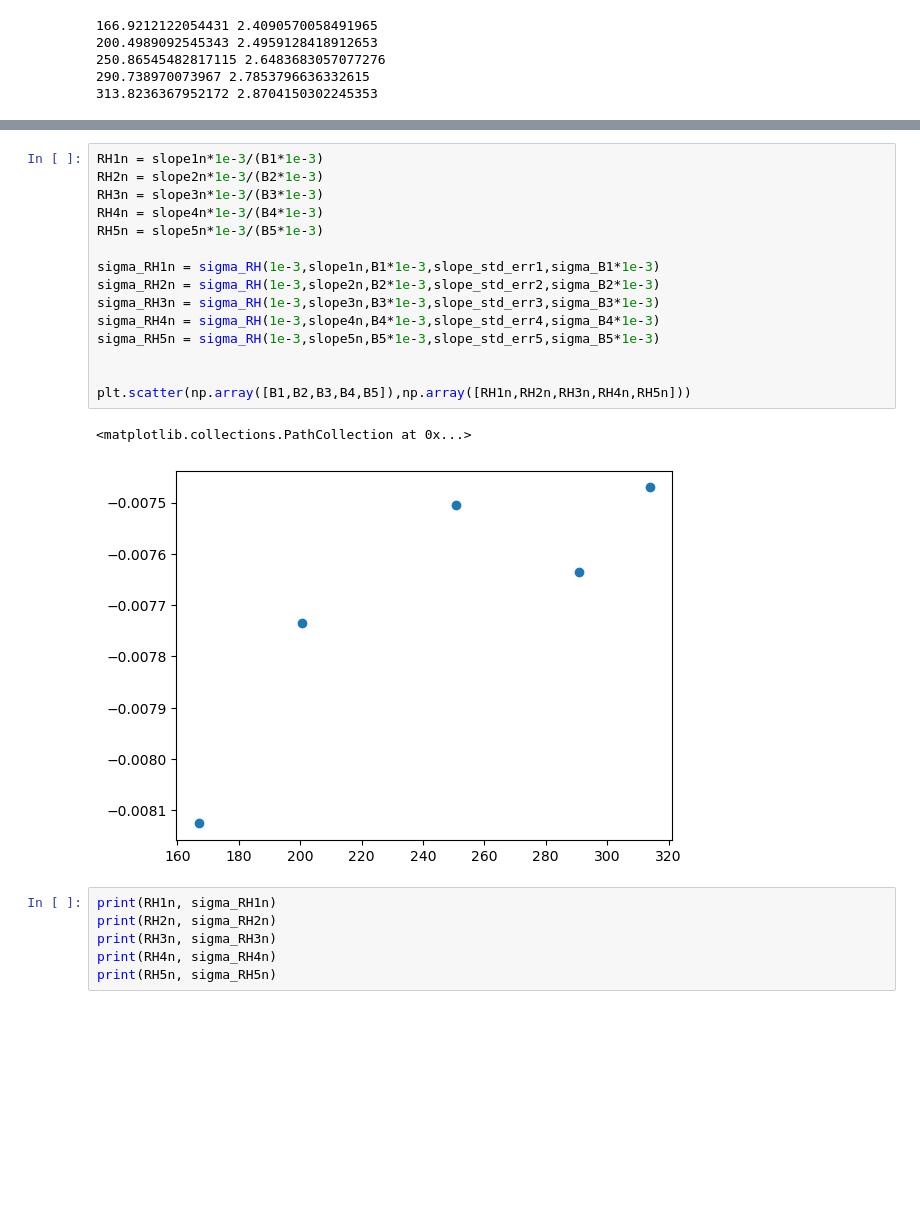
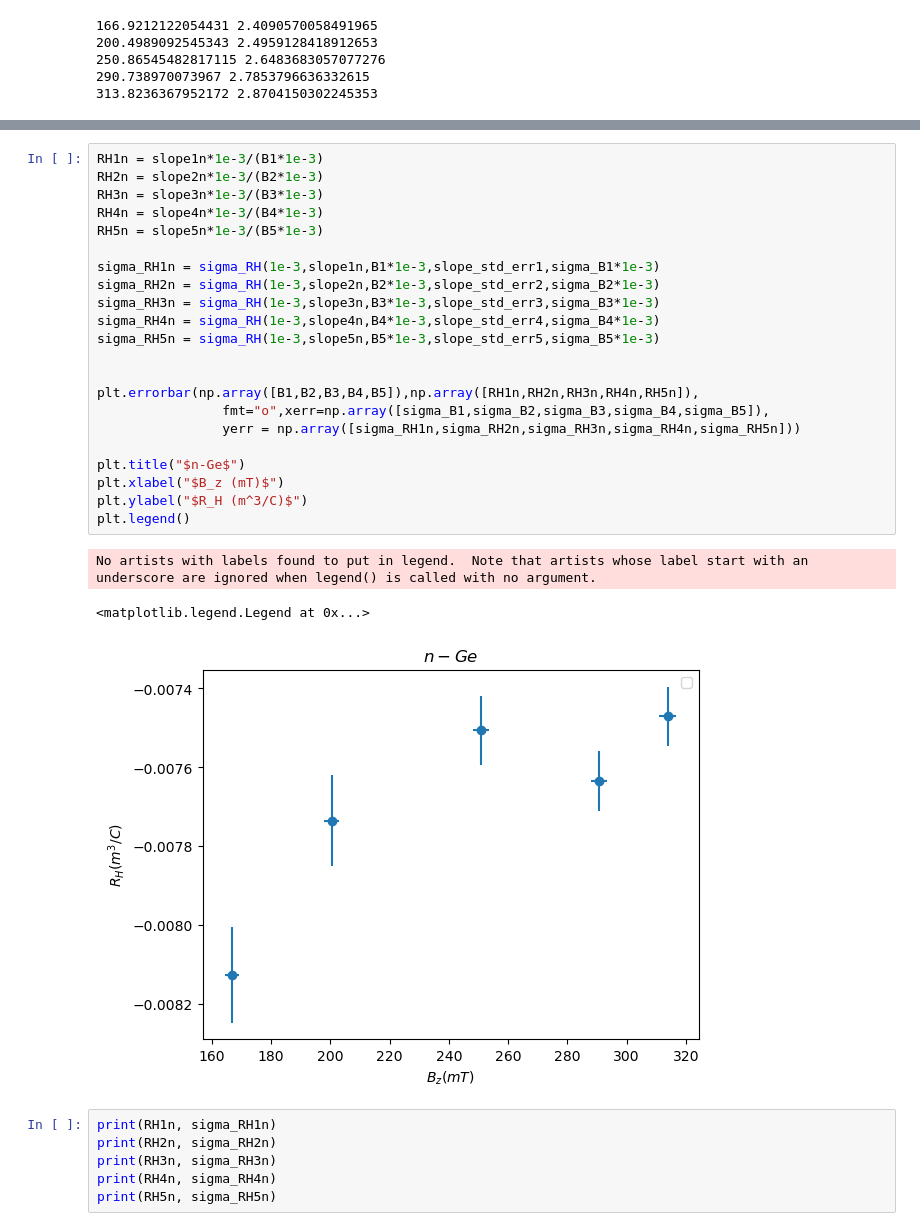
Before and after one commit to QuantumPower4/LabIntermedio2024-2, a Jupyter notebook: Efecto Hall/EfectoHall.ipynb, the cells around one changed output, grey strips where cells are left out. Saved outputs shown, nothing was run; the diff lists cells and outputs as text; blank space fills up the shorter version.

```diff
--- a/Efecto Hall/EfectoHall.ipynb
+++ b/Efecto Hall/EfectoHall.ipynb
@@ -304,21 +331,29 @@ plt.show()
 # %%
 RH1n = slope1n*1e-3/(B1*1e-3)
 RH2n = slope2n*1e-3/(B2*1e-3)
 RH3n = slope3n*1e-3/(B3*1e-3)
 RH4n = slope4n*1e-3/(B4*1e-3)
 RH5n = slope5n*1e-3/(B5*1e-3)
 
 sigma_RH1n = sigma_RH(1e-3,slope1n,B1*1e-3,slope_std_err1,sigma_B1*1e-3)
 sigma_RH2n = sigma_RH(1e-3,slope2n,B2*1e-3,slope_std_err2,sigma_B2*1e-3)
 sigma_RH3n = sigma_RH(1e-3,slope3n,B3*1e-3,slope_std_err3,sigma_B3*1e-3)
 sigma_RH4n = sigma_RH(1e-3,slope4n,B4*1e-3,slope_std_err4,sigma_B4*1e-3)
 sigma_RH5n = sigma_RH(1e-3,slope5n,B5*1e-3,slope_std_err5,sigma_B5*1e-3)
 
 
-plt.scatter(np.array([B1,B2,B3,B4,B5]),np.array([RH1n,RH2n,RH3n,RH4n,RH5n]))
+plt.errorbar(np.array([B1,B2,B3,B4,B5]),np.array([RH1n,RH2n,RH3n,RH4n,RH5n]),
+                fmt="o",xerr=np.array([sigma_B1,sigma_B2,sigma_B3,sigma_B4,sigma_B5]),
+                yerr = np.array([sigma_RH1n,sigma_RH2n,sigma_RH3n,sigma_RH4n,sigma_RH5n]))
+
+plt.title("$n-Ge$")
+plt.xlabel("$B_z (mT)$")
+plt.ylabel("$R_H (m^3/C)$")
+plt.legend()
 # %% [output]
-<matplotlib.collections.PathCollection at 0x...>
+No artists with labels found to put in legend.  Note that artists whose label start with an underscore are ignored when legend() is called with no argument.
+<matplotlib.legend.Legend at 0x...>
-[figure, old version]
+[figure, new version]
 # %%
 print(RH1n, sigma_RH1n)
 print(RH2n, sigma_RH2n)
```
Also changed, not shown: parts of 12 cells of this notebook, 6 other files.
